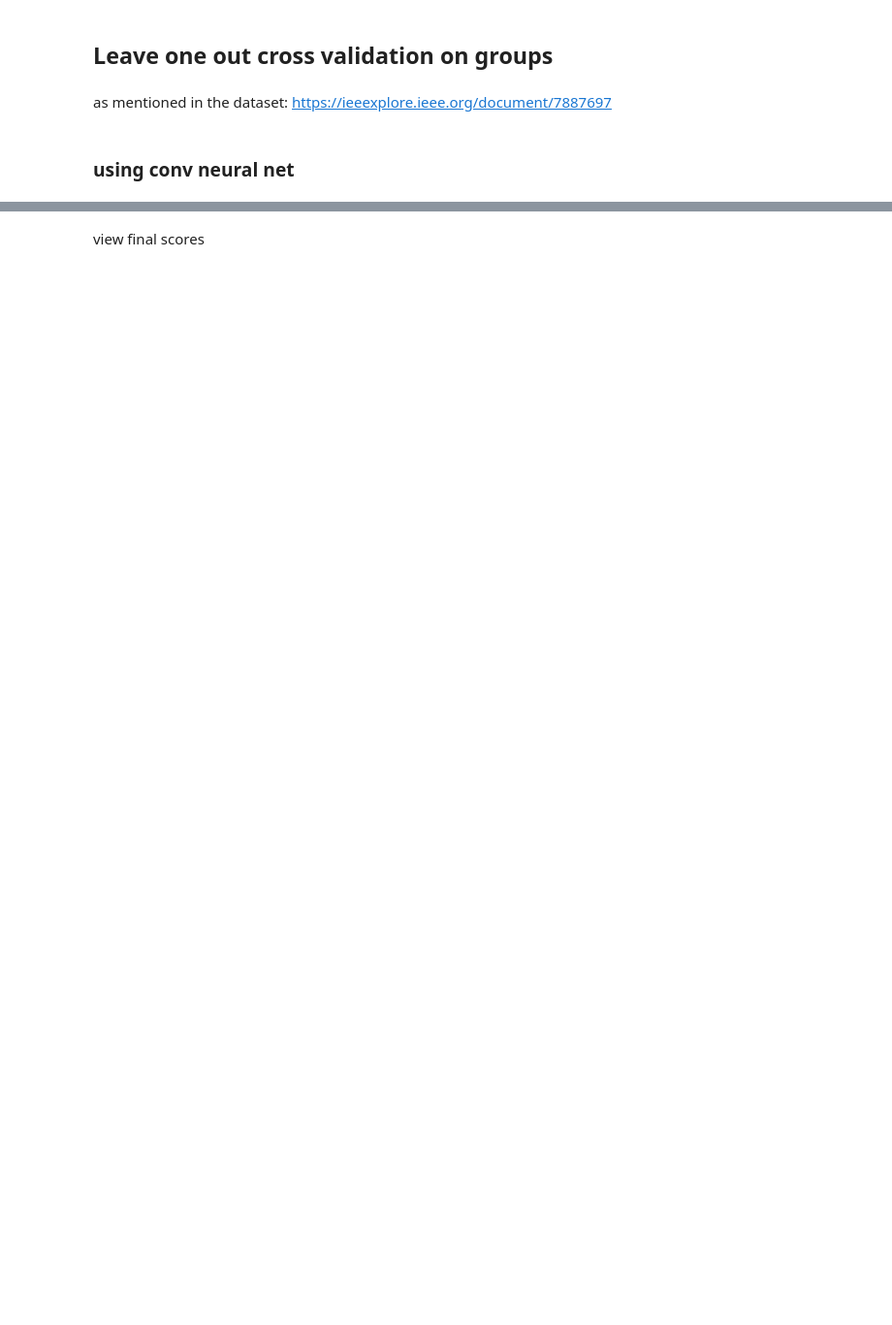
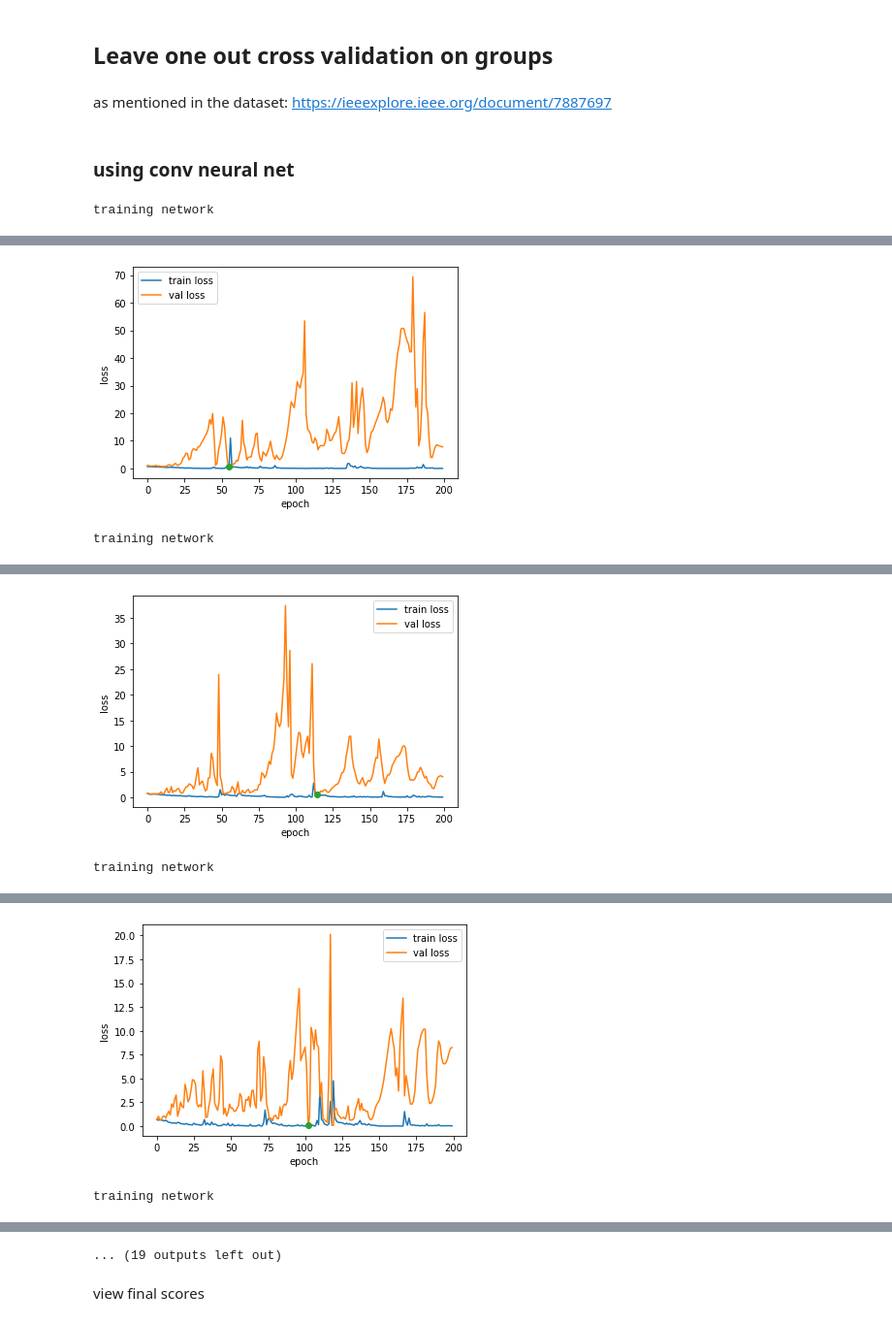
Before and after one commit to gourarushi/Emotion_Recognition, a Jupyter notebook: notebooks/Dreamer.ipynb, the cells around one changed output, grey strips where cells are left out. Shown at 97% size. Drawn from its saved outputs; the diff is of its cells as text; code cells hidden in the pictures; blank space fills up the shorter version.

```diff
--- a/notebooks/Dreamer.ipynb
+++ b/notebooks/Dreamer.ipynb
@@ -80,7 +91,7 @@ data_f.normalize(inputs)
 # %% [markdown]
 ### create dataloader
 # %%
-dataloaders = {'train' : data_f.createLoader(inputs, labels, batch_size=32)}
+dataloaders = data_f.create_trainValLoaders(inputs, labels, test_size=.25, batch_size=32)
 # %% [markdown]
 ### define the network
 # %% [markdown]
@@ -118,8 +129,8 @@ optimizer = optim.Adam(model.parameters(), lr=0.001)
 train the network
 # %%
 model.apply(network_f.weight_reset)
-optimizer = optim.Adam(model.parameters(), lr=0.001)
+optimizer = optim.Adam(model.parameters(), lr=1e-3)
 
-best_params = network_f.trainNet(model, criterion, optimizer, dataloaders, epochs=100)
+best_params = network_f.trainNet(model, criterion, optimizer, dataloaders, epochs=200)
 # %% [output]
 training network
@@ -138,2 +141,2 @@ Finished Training
 # %%
-model.load_state_dict(best_params)
+# model.load_state_dict(best_params)
@@ -143,10 +144,15 @@ model.load_state_dict(best_params)
 ### evaluate
 # %%
 print("evaluation results on train data")
-loader = data_f.createLoader(inputs, labels, batch_size=32)
-lbl_true, lbl_pred = network_f.get_predn(model, loader, predict_fn='threshold')
+lbl_true, lbl_pred = network_f.get_predn(model, dataloaders['train'], predict_fn='threshold')
 lbl_true, lbl_pred = [list(lbl) for lbl in lbl_true], [list(lbl) for lbl in lbl_pred]
-print(classification_report(lbl_true, lbl_pred, target_names=score_types))
+print(classification_report(lbl_true, lbl_pred, target_names=score_types, zero_division=0))
+
+
+print("evaluation results on validation data")
+lbl_true, lbl_pred = network_f.get_predn(model, dataloaders['val'], predict_fn='threshold')
+lbl_true, lbl_pred = [list(lbl) for lbl in lbl_true], [list(lbl) for lbl in lbl_pred]
+print(classification_report(lbl_true, lbl_pred, target_names=score_types, zero_division=0))
 # %% [output]
 evaluation results on train data
                 precision    recall  f1-score   support
@@ -177,25 +189,9 @@ def print_scores(results):
 # %% [markdown]
 ### using conv neural net
 # %%
-for person in tqdm(data):
+for person in tqdm(zip(*data), total=len(data[0])):
 
-  # get the input signals and scores
-  person_signals = []
-  for vid in tqdm(range(18), leave=False):
-    signal_vals = []
-    for signal_type in ['EEG', 'ECG']:
-      for signal_mode in ['baseline', 'stimuli']:
-        signal = person[signal_type][signal_mode][vid]
-        for channel in np.swapaxes(signal,0,1):
-          ch_interp = np.interp(np.linspace(0,len(channel)-1,32768), range(len(channel)), channel)  # interpolate
-          signal_vals.append(ch_interp)
-    person_signals.append(signal_vals)
-
-  person_signals = np.array(person_signals) # normalize
-  data_f.normalize(person_signals)
-
-  scores = np.swapaxes([vals for info, vals in person.items() if 'Score' in info], 0, 1)
-  scores = np.where(scores>=2.5, 1, 0).astype(float)
+  inputs, labels = person
 
   # divide into groups as mentioned in the paper: https://ieeexplore.ieee.org/document/7887697
   groups = np.random.choice(range(18), (8,2), replace=False)
@@ -207,19 +203,22 @@ for person in tqdm(data):
     train_groups = np.hstack(train_groups)
     if type(test_group) == int: test_group = [test_group]
 
-    train_inputs, train_labels = person_signals[train_groups], scores[train_groups]
-    test_inputs, test_labels = person_signals[test_group], scores[test_group]
+    train_inputs, train_labels = inputs[train_groups], labels[train_groups]
+    test_inputs, test_labels = inputs[test_group], labels[test_group]
 
 
-    dataloaders = data_f.create_trainValLoaders(train_inputs, train_labels, test_size=1, batch_size=2)
+    # split data into train and val and then create loaders
+    dataloaders = data_f.create_trainValLoaders(train_inputs, train_labels, test_size=1, batch_size=4)
+    # just use train data without split
+    # dataloaders= {'train' : data_f.createLoader(train_inputs, train_labels, batch_size=2, shuffle=True)}
     dataloaders['test'] = data_f.createLoader(test_inputs, test_labels, batch_size=2)
 
-    model = network_architectures.Conv_Classifier(num_classes=3, inp_channels=32)
+    model = network_architectures.AlexNet(num_classes=3, inp_channels=32)
     model = model.to(device)
     criterion = nn.BCEWithLogitsLoss()
     optimizer = optim.Adam(model.parameters(), lr=0.001)
 
-    best_params = network_f.trainNet(model, criterion, optimizer, {'train':dataloaders['train']}, epochs=10, verbose=0)
+    best_params = network_f.trainNet(model, criterion, optimizer, dataloaders, epochs=200, verbose=2)
     model.load_state_dict(best_params)
 
     lbl_true, lbl_pred = network_f.get_predn(model, dataloaders['test'], predict_fn='threshold')
@@ -230,4 +229,6 @@ for person in tqdm(data):
       results[score_type]['Accuracy'].append(accuracy_score(lbl_true[score_indx], lbl_pred[score_indx]))
 
   print_scores(results)
-  # break
+  break
+# %% [output]
+training network
@@ -233,0 +246,2 @@ for person in tqdm(data):
+[figure, added]
+training network
@@ -233,0 +259,2 @@ for person in tqdm(data):
+[figure, added]
+training network
@@ -233,0 +272,2 @@ for person in tqdm(data):
+[figure, added]
+training network
@@ -234,3 +286,4 @@ for person in tqdm(data):
+... (19 outputs left out)
 # %% [markdown]
 view final scores
 # %%
```
Also changed, not shown: parts of 19 cells of this notebook, 3 other files.
